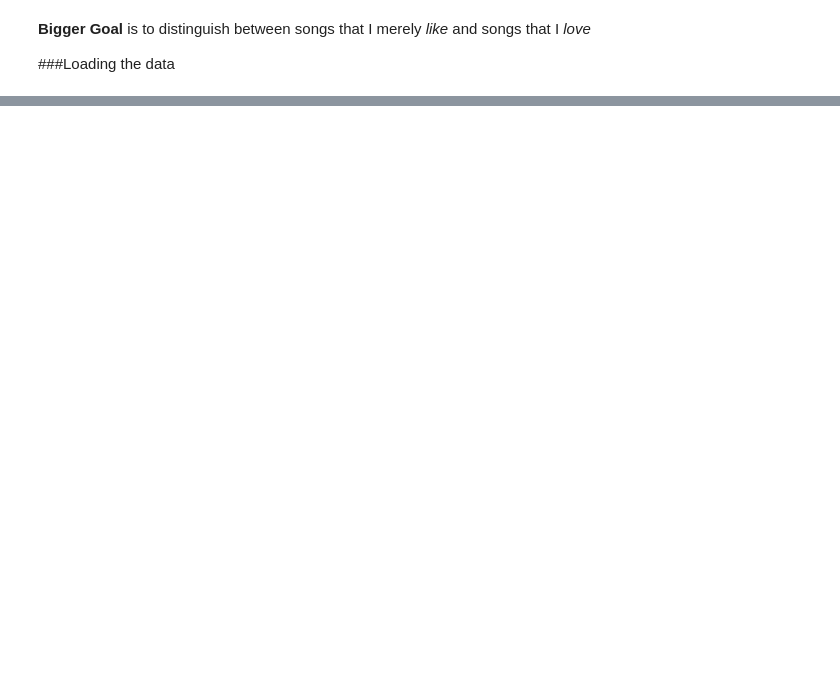
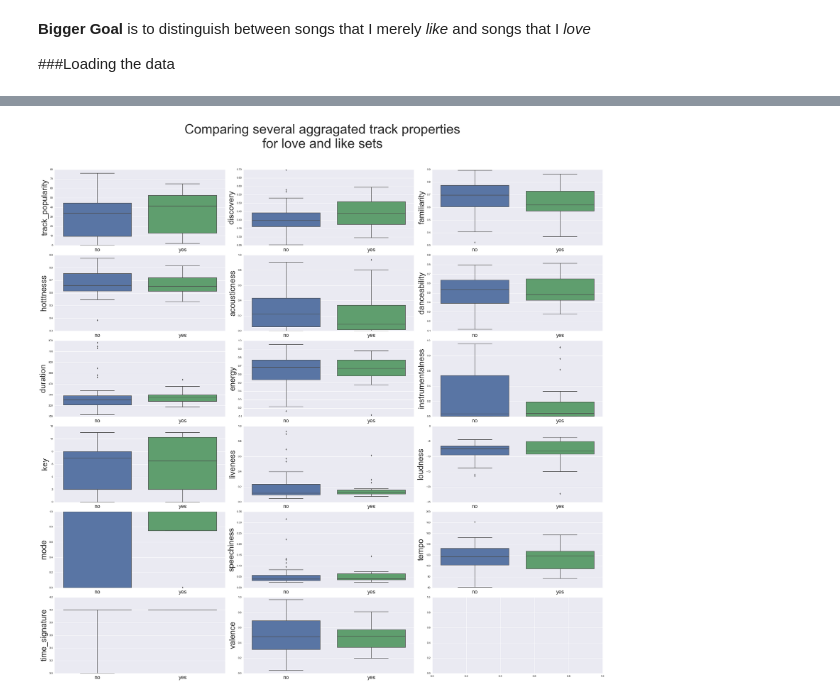
Before and after one commit to goodwordalchemy/echo_nest_love_like, a Jupyter notebook: Exploratory_Anaylsis.ipynb, the cells around one changed output, grey strips where cells are left out. Drawn from its saved outputs; the diff is of its cells as text; code cells hidden in the pictures; blank space fills up the shorter version.

```diff
--- a/Exploratory_Anaylsis.ipynb
+++ b/Exploratory_Anaylsis.ipynb
@@ -42,3 +88,11 @@ for c in relavent_columns:
     plt.figure()
     sns.boxplot(fvs_data[c])
 plt.show()
+# %%
+df1 = favorites[relavent_columns]
+df1['love'] = 1
+df2 = justlike[relavent_columns]
+df2['love'] = 0
+df_all = df1.append(df2, ignore_index=True)
+df_all = df_all.reindex(np.random.permutation(df_all.index))
+df_all.head()
@@ -44,0 +115,27 @@ plt.show()
+# %%
+import seaborn as sns
+relavent_columns = ['track_popularity','discovery','familiarity',
+                   'hotttnesss','acousticness','danceability','duration',
+                    'energy','instrumentalness','liveness',
+                    'loudness', 'speechiness','tempo',
+                    'valence']
+fig, axes = plt.subplots(nrows=(len(relavent_columns)+1)/3,
+                         ncols=3)
+fig.suptitle("Comparing several aggragated track properties \n"+
+          "for love and like sets", size=50)
+
+fig.set_size_inches(30,30)
+for i, rc in enumerate(relavent_columns):
+    ax = axes[i//3][i%3]
+    plt.sca(ax)
+    ax.tick_params(axis='x', labelsize=20)
+    ax.xaxis.label.set_size(30)
+    ax.yaxis.label.set_size(30)
+    sns.boxplot(df_all[rc], groupby=df_all['love'])
+    ax.set_xlabel('')
+    ax.set_xticklabels(['no','yes'])
+fig.tight_layout()
+plt.subplots_adjust(top=.9)
+plt.show()
+# %% [output]
+[figure, added]
```
Also changed, not shown: parts of 10 cells of this notebook, 9 other files.
